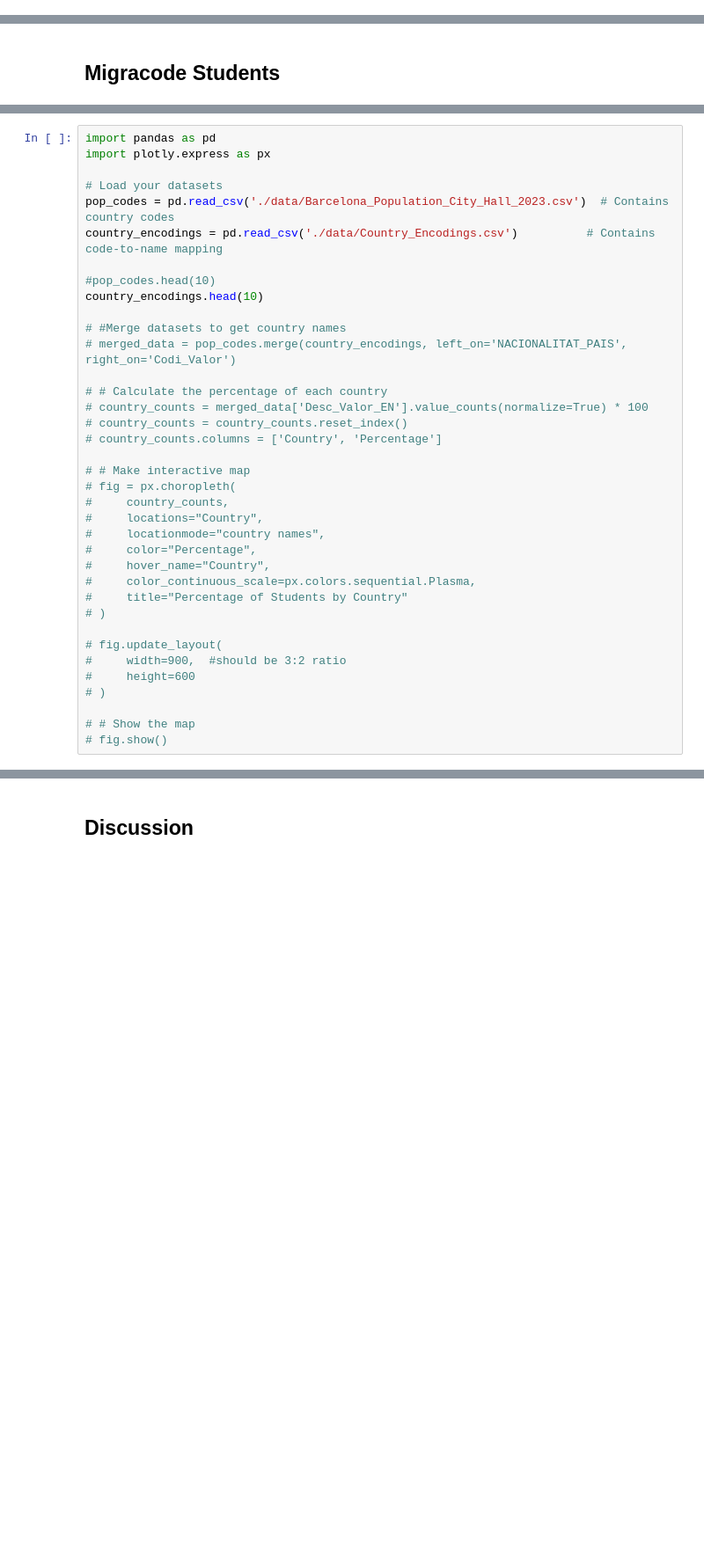
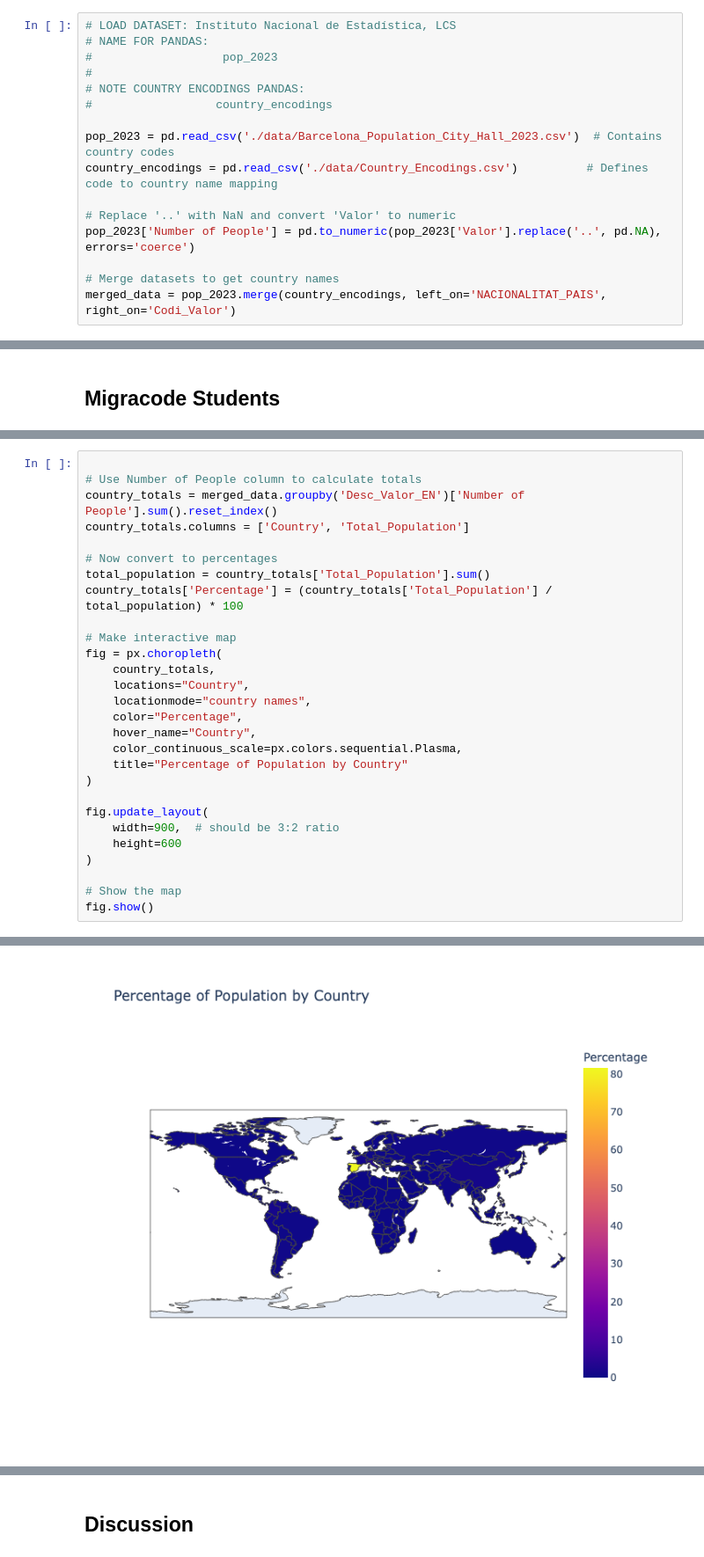
Before and after one commit to georgiatrent/Immigration-spain-dh140, a Jupyter notebook: Notebook.ipynb, the cells around one changed output, grey strips where cells are left out. Shown at 88% size. Drawn from its saved outputs; the diff is of its cells as text; blank space fills up the shorter version.

Commit message:
Improve visualizations

```diff
--- a/Notebook.ipynb
+++ b/Notebook.ipynb
@@ -366,3 +377,19 @@ There are  49261  entries in this dataset.
+# %%
+# LOAD DATASET: Instituto Nacional de Estadística, LCS
+# NAME FOR PANDAS:
+#                   pop_2023
+#
+# NOTE COUNTRY ENCODINGS PANDAS:
+#                  country_encodings
+
+pop_2023 = pd.read_csv('./data/Barcelona_Population_City_Hall_2023.csv')  # Contains country codes
+country_encodings = pd.read_csv('./data/Country_Encodings.csv')          # Defines code to country name mapping
+
+# Replace '..' with NaN and convert 'Valor' to numeric
+pop_2023['Number of People'] = pd.to_numeric(pop_2023['Valor'].replace('..', pd.NA), errors='coerce')
+
+# Merge datasets to get country names
+merged_data = pop_2023.merge(country_encodings, left_on='NACIONALITAT_PAIS', right_on='Codi_Valor')
 # %% [markdown]
 
 ### [Instituto Nacional de Estadística (National Statistics Institute): Living Conditions Survey (LCS), 2023, At Risk of Poverty of Social Exclusion (AROPE) by nationality]((https://ine.es/dyngs/INEbase/es/operacion.htm?c=Estadistica_C&cid=1254736176807&menu=ultiDatos&idp=1254735976608)
@@ -565,38 +597,29 @@ The UNHCR does not provide data on Morocco, but during my time in Spain, Morocca
 # %%
-import pandas as pd
-import plotly.express as px
 
-# Load your datasets
-pop_codes = pd.read_csv('./data/Barcelona_Population_City_Hall_2023.csv')  # Contains country codes
-country_encodings = pd.read_csv('./data/Country_Encodings.csv')          # Contains code-to-name mapping
+# Use Number of People column to calculate totals
+country_totals = merged_data.groupby('Desc_Valor_EN')['Number of People'].sum().reset_index()
+country_totals.columns = ['Country', 'Total_Population']
 
-#pop_codes.head(10)
-country_encodings.head(10)
+# Now convert to percentages
+total_population = country_totals['Total_Population'].sum()
+country_totals['Percentage'] = (country_totals['Total_Population'] / total_population) * 100
 
-# #Merge datasets to get country names
-# merged_data = pop_codes.merge(country_encodings, left_on='NACIONALITAT_PAIS', right_on='Codi_Valor')
+# Make interactive map
+fig = px.choropleth(
+    country_totals,
+    locations="Country",
+    locationmode="country names",
+    color="Percentage",
+    hover_name="Country",
+    color_continuous_scale=px.colors.sequential.Plasma,
+    title="Percentage of Population by Country"
+)
 
-# # Calculate the percentage of each country
-# country_counts = merged_data['Desc_Valor_EN'].value_counts(normalize=True) * 100
-# country_counts = country_counts.reset_index()
-# country_counts.columns = ['Country', 'Percentage']
+fig.update_layout(
+    width=900,  # should be 3:2 ratio
+    height=600
+)
 
-# # Make interactive map
-# fig = px.choropleth(
-#     country_counts,
-#     locations="Country",
-#     locationmode="country names",
-#     color="Percentage",
-#     hover_name="Country",
-#     color_continuous_scale=px.colors.sequential.Plasma,
-#     title="Percentage of Students by Country"
-# )
-
-# fig.update_layout(
-#     width=900,  #should be 3:2 ratio
-#     height=600
-# )
-
-# # Show the map
-# fig.show()
+# Show the map
+fig.show()
 # %% [output]
@@ -613,0 +626 @@ country_encodings.head(10)
+[figure, added]
```
Also changed, not shown: parts of 9 cells of this notebook.
